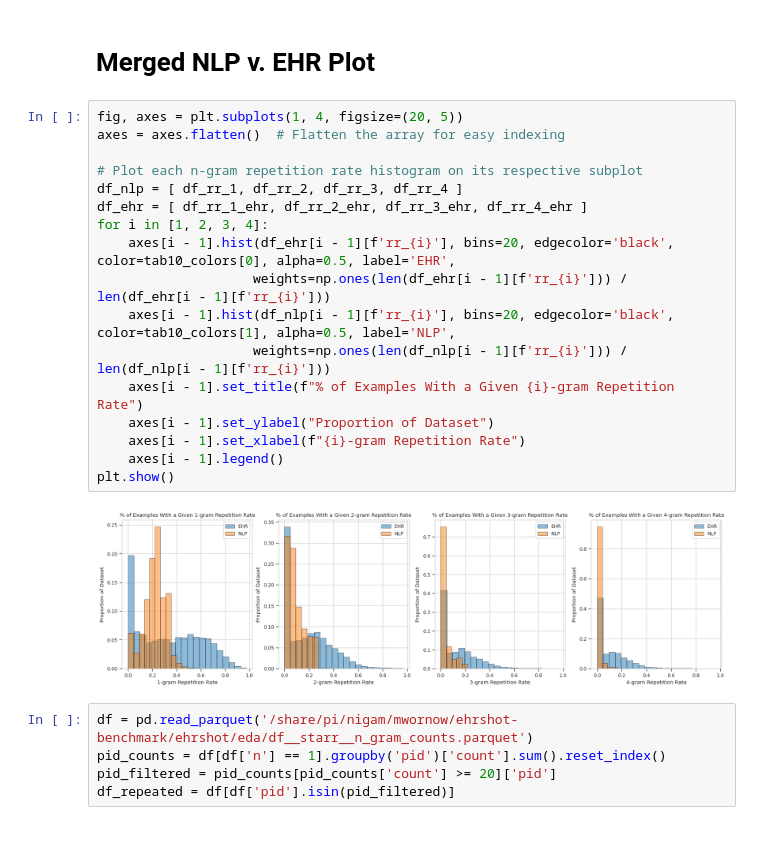
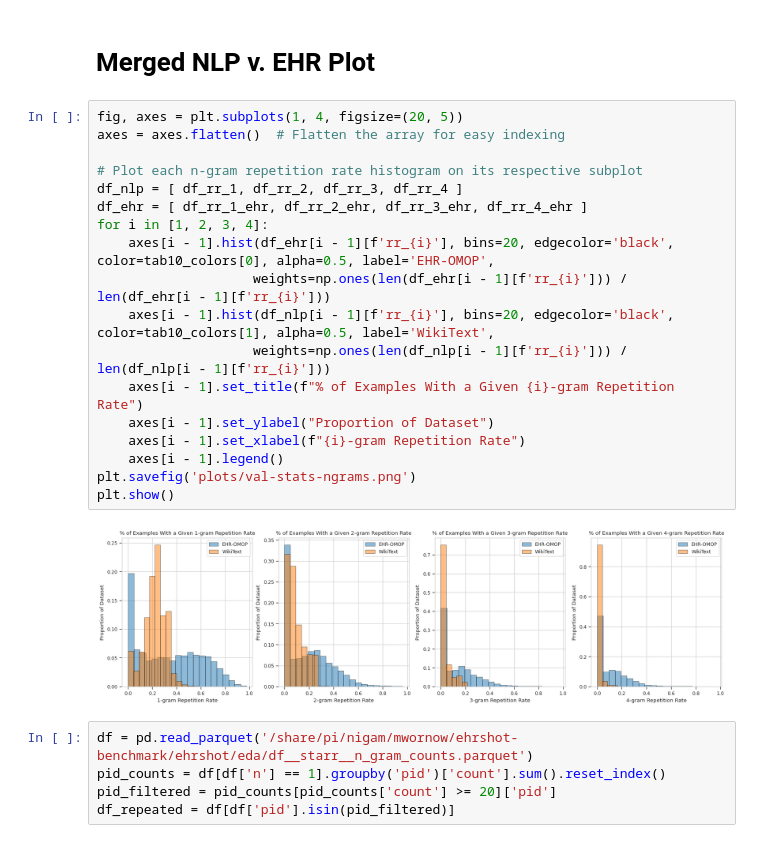
Before and after one commit to som-shahlab/hf_ehr, a Jupyter notebook: hf_ehr/notebooks/n_gram_stats/n_gram_stats.ipynb, the cells around one changed output. Drawn from its saved outputs; the diff is of its cells as text.

Commit message:
notebook plot update

```diff
--- a/hf_ehr/notebooks/n_gram_stats/n_gram_stats.ipynb
+++ b/hf_ehr/notebooks/n_gram_stats/n_gram_stats.ipynb
@@ -103,22 +103,23 @@ plt.show()
 # %%
 fig, axes = plt.subplots(1, 4, figsize=(20, 5))
 axes = axes.flatten()  # Flatten the array for easy indexing
 
 # Plot each n-gram repetition rate histogram on its respective subplot
 df_nlp = [ df_rr_1, df_rr_2, df_rr_3, df_rr_4 ]
 df_ehr = [ df_rr_1_ehr, df_rr_2_ehr, df_rr_3_ehr, df_rr_4_ehr ]
 for i in [1, 2, 3, 4]:
-    axes[i - 1].hist(df_ehr[i - 1][f'rr_{i}'], bins=20, edgecolor='black', color=tab10_colors[0], alpha=0.5, label='EHR',
+    axes[i - 1].hist(df_ehr[i - 1][f'rr_{i}'], bins=20, edgecolor='black', color=tab10_colors[0], alpha=0.5, label='EHR-OMOP',
                     weights=np.ones(len(df_ehr[i - 1][f'rr_{i}'])) / len(df_ehr[i - 1][f'rr_{i}']))
-    axes[i - 1].hist(df_nlp[i - 1][f'rr_{i}'], bins=20, edgecolor='black', color=tab10_colors[1], alpha=0.5, label='NLP',
+    axes[i - 1].hist(df_nlp[i - 1][f'rr_{i}'], bins=20, edgecolor='black', color=tab10_colors[1], alpha=0.5, label='WikiText',
                     weights=np.ones(len(df_nlp[i - 1][f'rr_{i}'])) / len(df_nlp[i - 1][f'rr_{i}']))
     axes[i - 1].set_title(f"% of Examples With a Given {i}-gram Repetition Rate")
     axes[i - 1].set_ylabel("Proportion of Dataset")
     axes[i - 1].set_xlabel(f"{i}-gram Repetition Rate")
     axes[i - 1].legend()
+plt.savefig('plots/val-stats-ngrams.png')
 plt.show()
 # %% [output]
-[figure, old version]
+[figure, new version]
 # %%
 df = pd.read_parquet('/share/pi/nigam/mwornow/ehrshot-benchmark/ehrshot/eda/df__starr__n_gram_counts.parquet')
 pid_counts = df[df['n'] == 1].groupby('pid')['count'].sum().reset_index()
```
Also changed, not shown: 3 other files.
